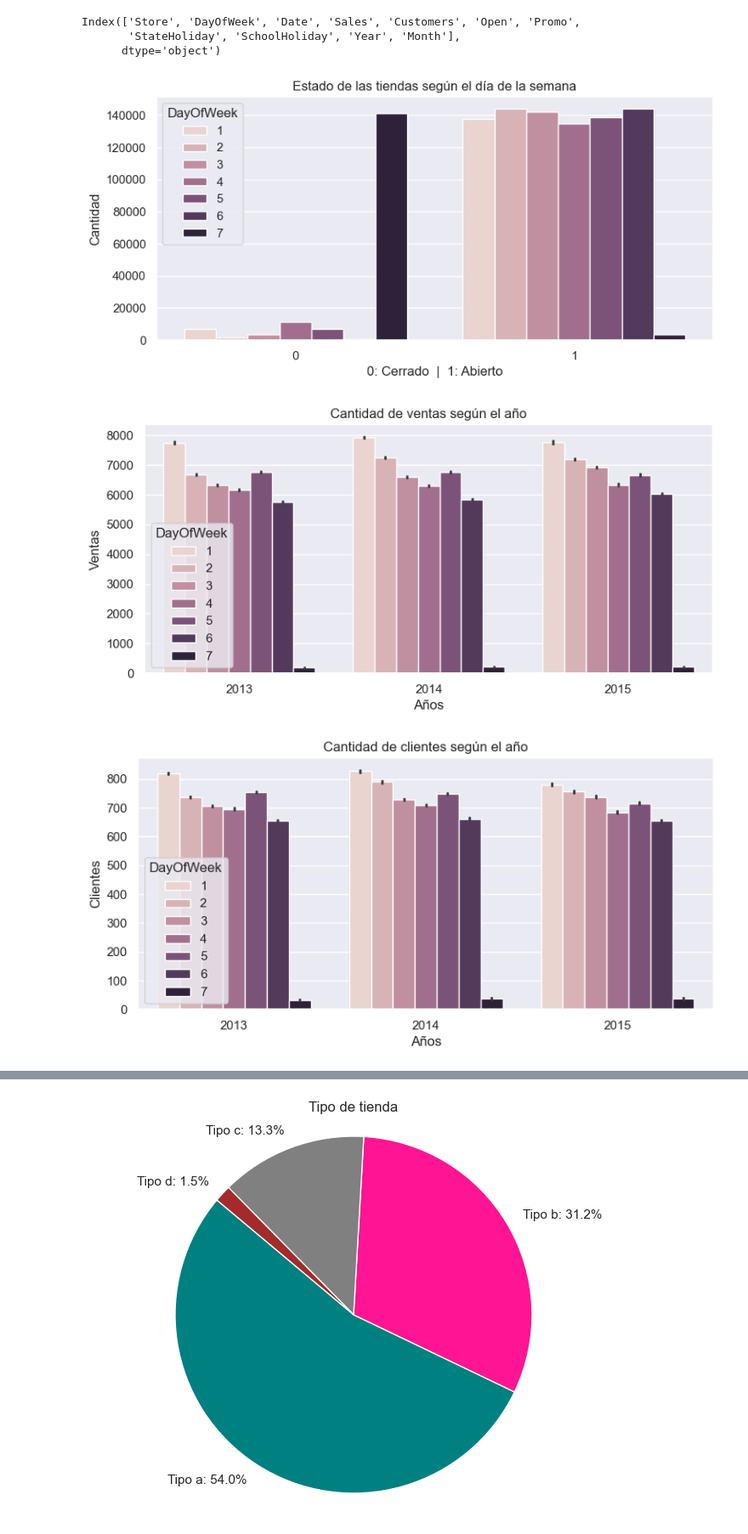
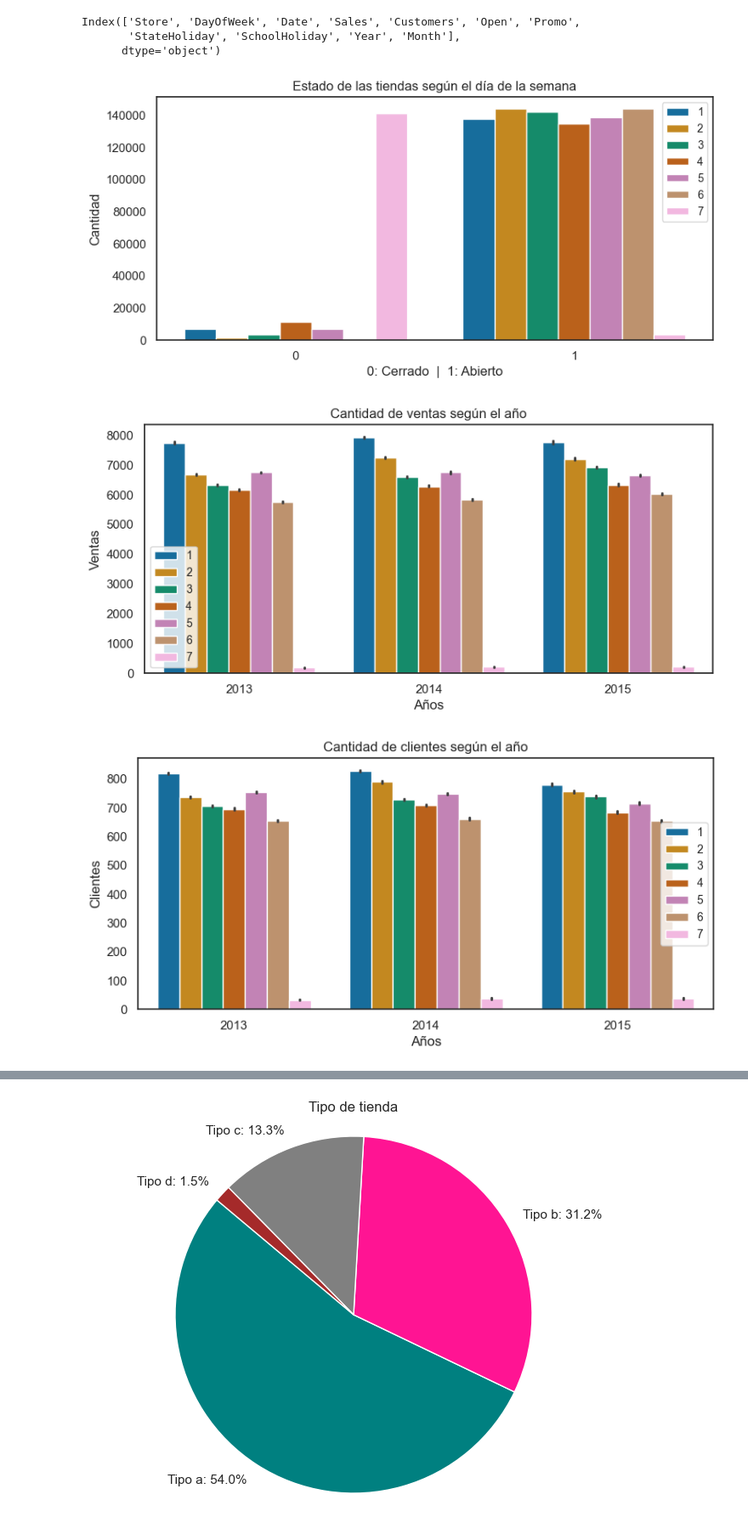
Before and after one commit to cmeichtry/TP2-Rossmann-Store-Sales, a Jupyter notebook: Rossmann Store Sales - Meichtry Rodriguez.ipynb, the cells around one changed output, grey strips where cells are left out. Shown at 85% size. Cells and saved outputs as stored; diff of their text form; code cells hidden in the pictures.

```diff
--- a/Rossmann Store Sales - Meichtry Rodriguez.ipynb
+++ b/Rossmann Store Sales - Meichtry Rodriguez.ipynb
@@ -9,13 +9,10 @@ import matplotlib.pyplot as plt
 import matplotlib.pylab as pylab
 import seaborn as sns
 
-import pandas as pd
 import io
 
 %matplotlib inline
 
-sns.set_context("notebook")
-sns.set_style("darkgrid")
-sns.set_palette('colorblind')
+sns.set_theme(style="white", context="talk")
 
 pylab.rcParams[ 'figure.figsize' ] = 8 , 6
@@ -130,9 +134,12 @@ Index(['Store', 'DayOfWeek', 'Date', 'Sales', 'Customers', 'Open', 'Promo',
        'StateHoliday', 'SchoolHoliday', 'Year', 'Month'],
       dtype='object')
 # %%
+sns.set_theme(style="white", palette="Set2", context="notebook")
+
 fig, (axis1, axis2) = plt.subplots(1, 2, figsize=(20, 4))
 
-sns.countplot(x='Open', hue='DayOfWeek', data=df, ax=axis1)
+sns.countplot(x='Open', hue='DayOfWeek', data=df, ax=axis1,
+            palette="colorblind")
 
 fig.delaxes(axis2)
 
@@ -140,13 +147,16 @@ axis1.set_xlabel('0: Cerrado  |  1: Abierto')
 axis1.set_ylabel('Cantidad')
 axis1.set_title('Estado de las tiendas según el día de la semana')
 
+axis1.legend(fontsize='small')
+
 plt.show()
 # %% [output]
-[figure, old version]
+[figure, new version]
 # %%
 fig, (axis1, axis2) = plt.subplots(1, 2, figsize=(20, 4))
 
-sns.barplot(x='Year', y='Sales', hue='DayOfWeek', data=df, ax=axis1)
+sns.barplot(x='Year', y='Sales', hue='DayOfWeek', data=df, ax=axis1,
+            palette="colorblind")
 
 fig.delaxes(axis2)
 
@@ -154,20 +164,27 @@ axis1.set_xlabel('Años')
 axis1.set_ylabel('Ventas')
 axis1.set_title('Cantidad de ventas según el año')
 
+axis1.legend(fontsize='small')
+
 plt.show()
 # %% [output]
-[figure, old version]
+[figure, new version]
 # %%
+sns.set_theme(style="white", palette="Set2", context="notebook")
+
 fig, (axis1, axis2) = plt.subplots(1, 2, figsize=(20, 4))
 
-sns.barplot(x='Year', y='Customers', hue='DayOfWeek', data=df, ax=axis1)
+sns.barplot(x='Year', y='Customers', hue='DayOfWeek', data=df, ax=axis1,
+            palette="colorblind")
 
 fig.delaxes(axis2)
 
 axis1.set_xlabel('Años')
 axis1.set_ylabel('Clientes')
 axis1.set_title('Cantidad de clientes según el año')
 
+axis1.legend(fontsize='small')
+
 plt.show()
 # %% [output]
-[figure, old version]
+[figure, new version]
```
Also changed, not shown: parts of 18 cells of this notebook, 2 other files.
